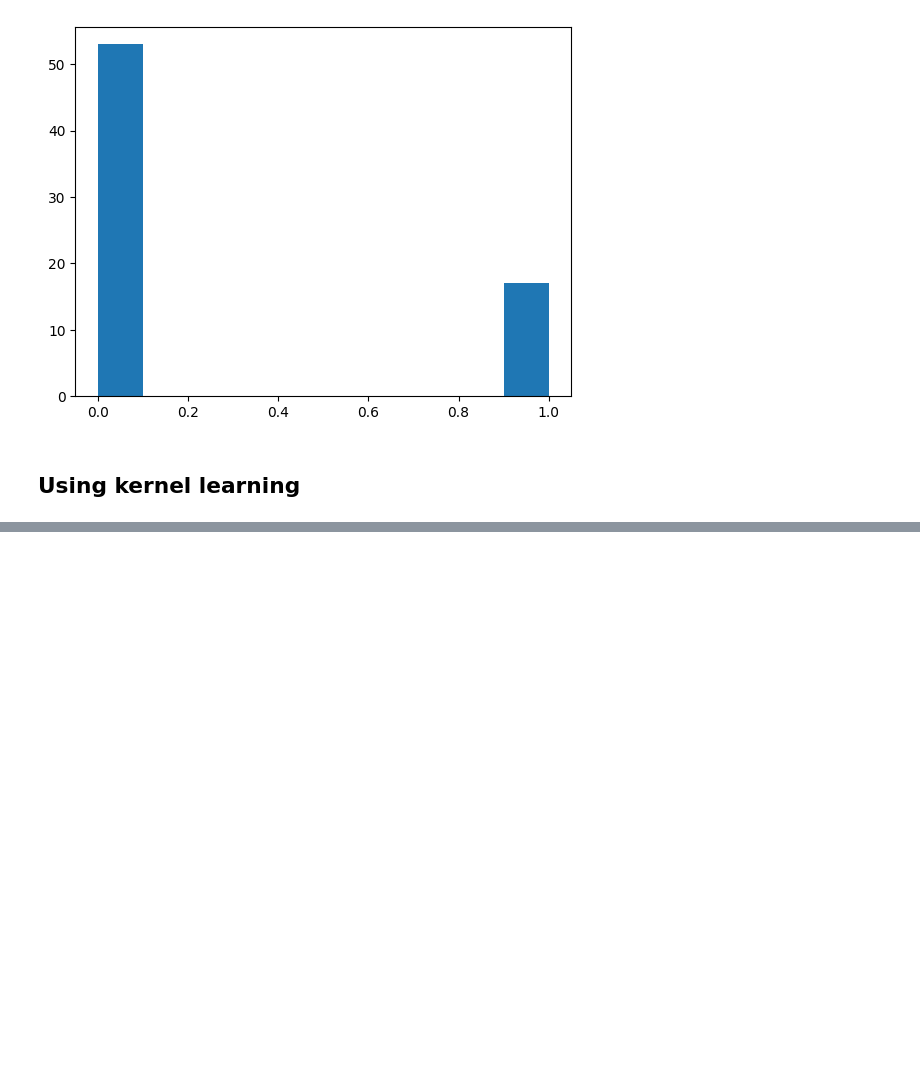
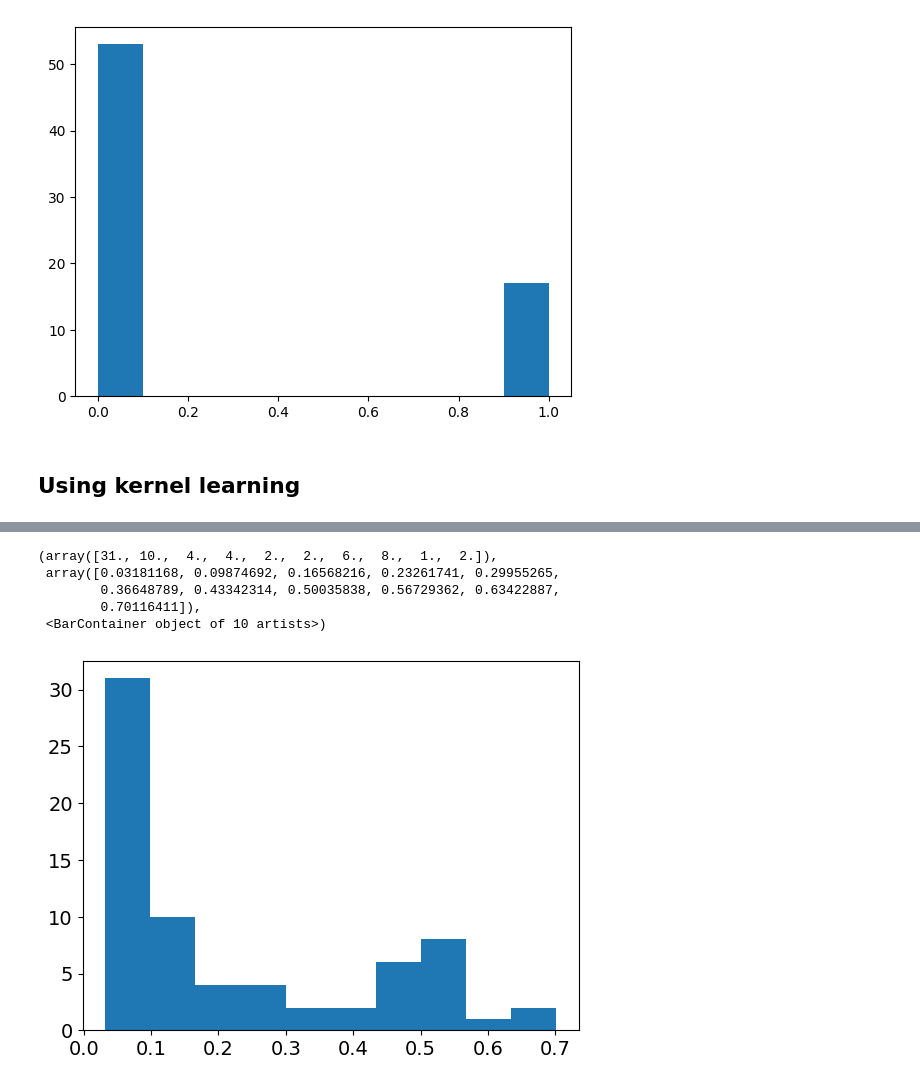
Before and after one commit to AccelerationConsortium/gremlin, a Jupyter notebook: model/kernel_model.ipynb, the cells around one changed output, grey strips where cells are left out. Saved outputs shown, nothing was run; the diff lists cells and outputs as text; code cells hidden in the pictures; blank space fills up the shorter version.

```diff
--- a/model/kernel_model.ipynb
+++ b/model/kernel_model.ipynb
@@ -308,3 +329,12 @@ Uncertainty estimates: [0.35489801 0.60234157 0.5819742  0.61536171 0.61536171 0
+# %%
+plt.hist(pred_prob)
+# %% [output]
+(array([31., 10.,  4.,  4.,  2.,  2.,  6.,  8.,  1.,  2.]),
+ array([0.03181168, 0.09874692, 0.16568216, 0.23261741, 0.29955265,
+        0.36648789, 0.43342314, 0.50035838, 0.56729362, 0.63422887,
+        0.70116411]),
+ <BarContainer object of 10 artists>)
+[figure, added]
 # %%
 compute_distances(X_train_S, X_train_S,  kernel_type=kernel_type)
 # %% [output]
```
Also changed, not shown: parts of 19 cells of this notebook.
